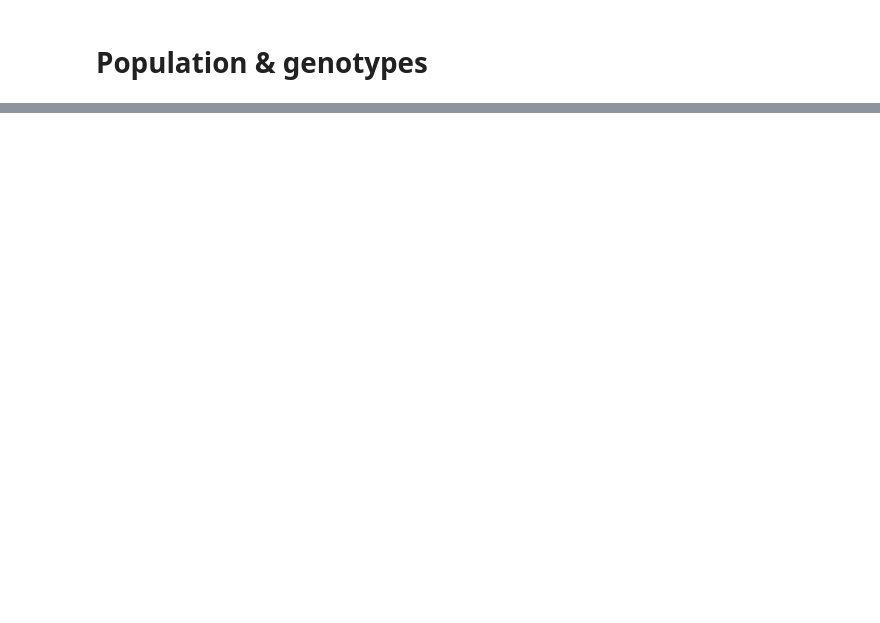
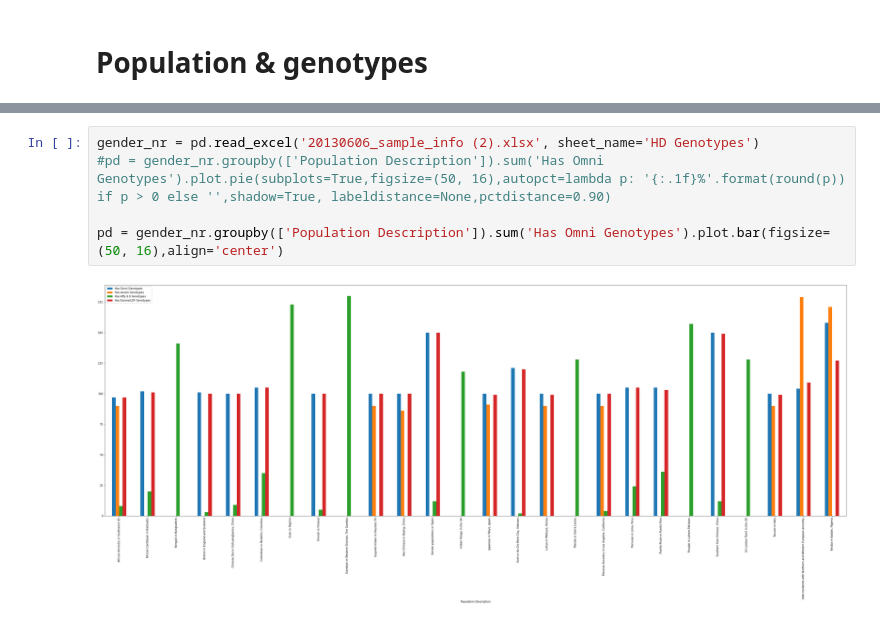
Before and after one commit to IoanaAndra/HackMed-2021---1000-Genomes-Project-, a Jupyter notebook: HackMed2021_Project.ipynb, the cells around one changed output, grey strips where cells are left out. Saved outputs shown, nothing was run; the diff lists cells and outputs as text; blank space fills up the shorter version.

```diff
--- a/HackMed2021_Project.ipynb
+++ b/HackMed2021_Project.ipynb
@@ -98,0 +102,7 @@ Yoruba in Ibadan, Nigeria                              186  ...               0
+# %%
+gender_nr = pd.read_excel('20130606_sample_info (2).xlsx', sheet_name='HD Genotypes')
+#pd = gender_nr.groupby(['Population Description']).sum('Has Omni Genotypes').plot.pie(subplots=True,figsize=(50, 16),autopct=lambda p: '{:.1f}%'.format(round(p)) if p > 0 else '',shadow=True, labeldistance=None,pctdistance=0.90)
+
+pd = gender_nr.groupby(['Population Description']).sum('Has Omni Genotypes').plot.bar(figsize=(50, 16),align='center')
+# %% [output]
+[figure, added]
```
Also changed, not shown: parts of 10 cells of this notebook.
